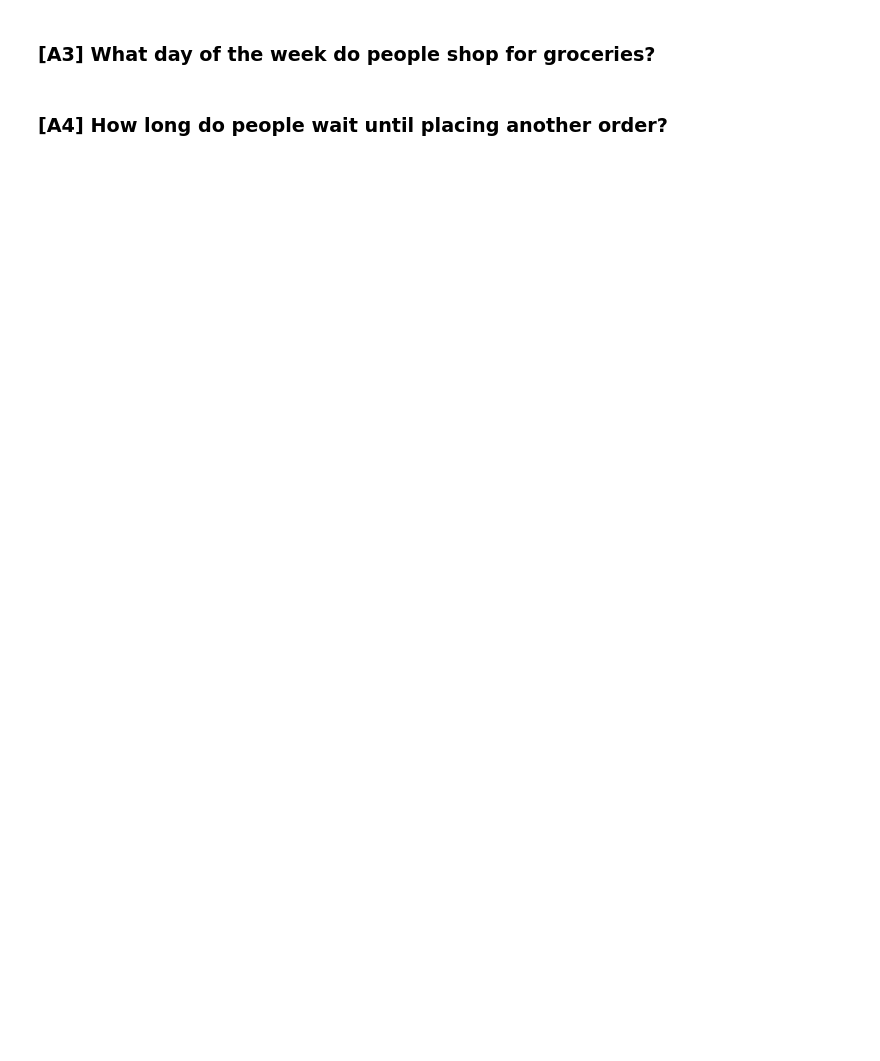
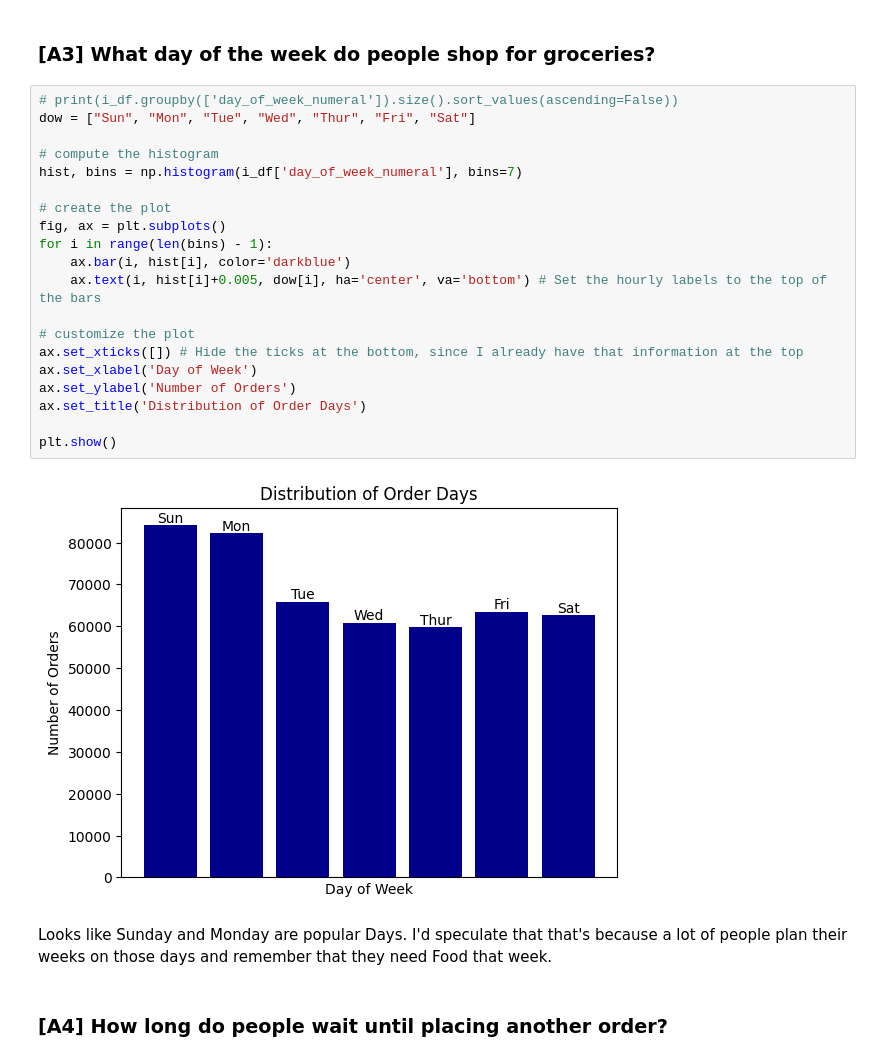
Before and after one commit to Malokingi/EDA-Project, a Jupyter notebook: EDA_notebook.ipynb, the cells around one changed output. Cells and saved outputs as stored; diff of their text form; blank space fills up the shorter version.

```diff
--- a/EDA_notebook.ipynb
+++ b/EDA_notebook.ipynb
@@ -151,4 +230,28 @@ o_df['reordered'] = o_df['reordered'].astype('uint8')
 # %% [markdown]
 ### [A3] What day of the week do people shop for groceries?
+# %%
+# print(i_df.groupby(['day_of_week_numeral']).size().sort_values(ascending=False))
+dow = ["Sun", "Mon", "Tue", "Wed", "Thur", "Fri", "Sat"]
+
+# compute the histogram
+hist, bins = np.histogram(i_df['day_of_week_numeral'], bins=7)
+
+# create the plot
+fig, ax = plt.subplots()
+for i in range(len(bins) - 1):
+    ax.bar(i, hist[i], color='darkblue')
+    ax.text(i, hist[i]+0.005, dow[i], ha='center', va='bottom') # Set the hourly labels to the top of the bars
+
+# customize the plot
+ax.set_xticks([]) # Hide the ticks at the bottom, since I already have that information at the top
+ax.set_xlabel('Day of Week')
+ax.set_ylabel('Number of Orders')
+ax.set_title('Distribution of Order Days')
+
+plt.show()
+# %% [output]
+[figure, added]
+# %% [markdown]
+Looks like Sunday and Monday are popular Days. I'd speculate that that's because a lot of people plan their weeks on those days and remember that they need Food that week.
 # %% [markdown]
 ### [A4] How long do people wait until placing another order?
```
Also changed, not shown: parts of 10 cells of this notebook, 2 other files.
